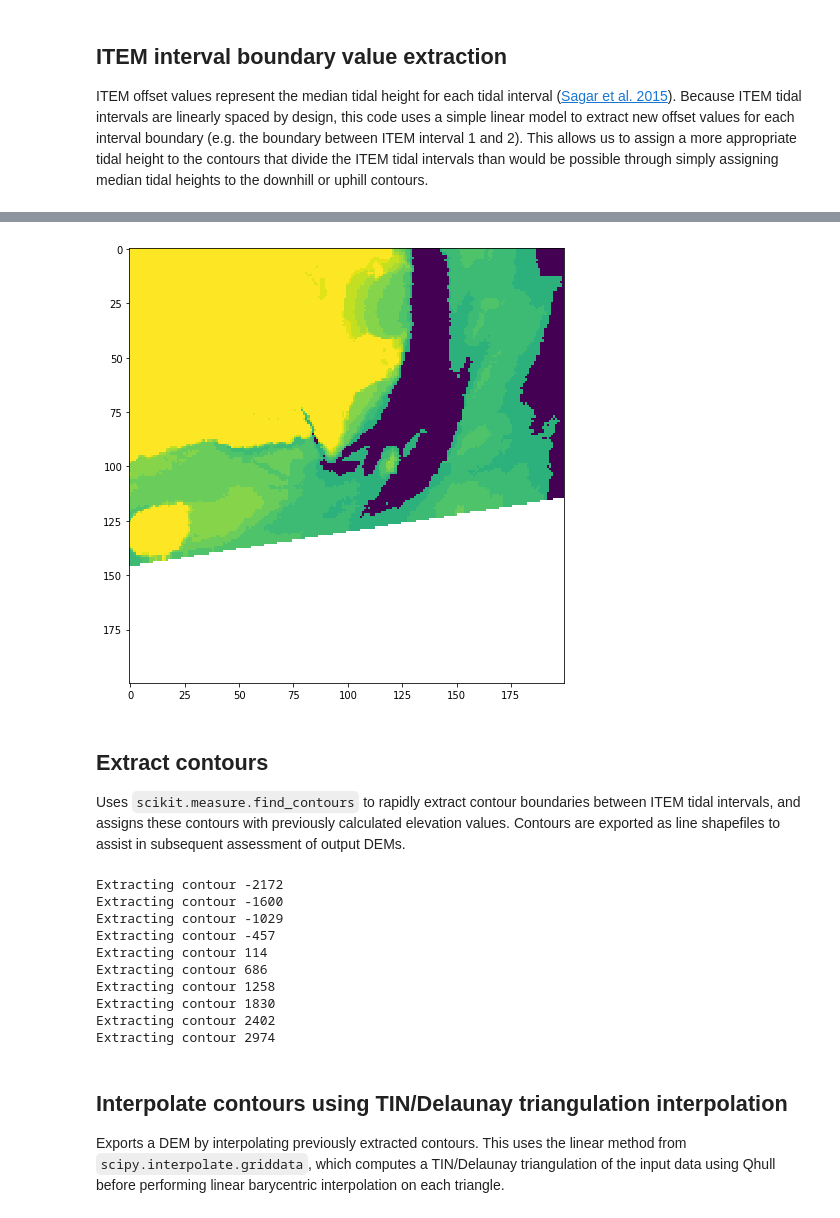
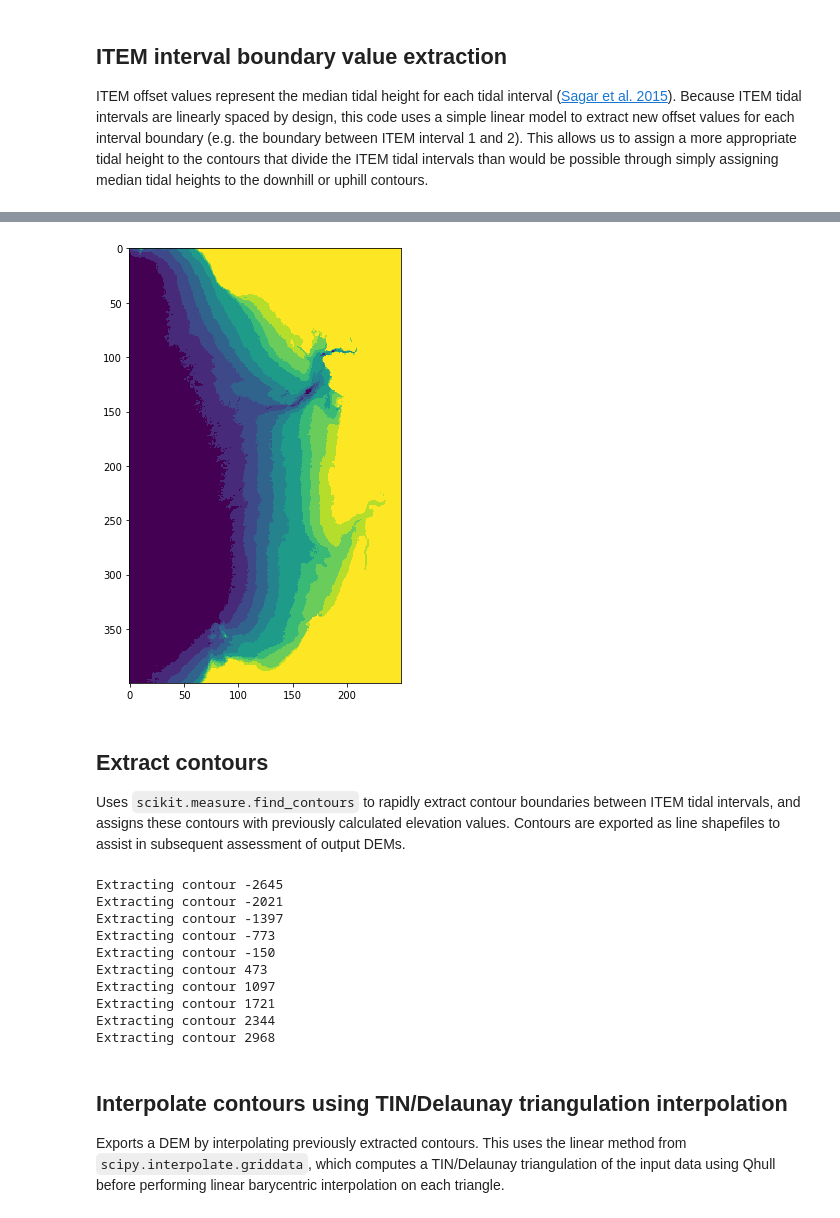
Before and after one commit to robbibt/nidem_visualisations, a Jupyter notebook: IntertidalDEM.ipynb, the cells around one changed output, grey strips where cells are left out. Saved outputs shown, nothing was run; the diff lists cells and outputs as text; code cells hidden in the pictures.

Commit message:
Use relative vs offset files, add lidar processing scripts

```diff
--- a/IntertidalDEM.ipynb
+++ b/IntertidalDEM.ipynb
@@ -71,13 +72,14 @@ os.chdir("/g/data/r78/rt1527/item_dem")
 
 # Path to ITEM offset product
 item_offset_path = "/g/data2/v10/ITEM/offset_products"
+item_relative_path = "/g/data2/v10/ITEM/rel_products"
 
 # Set ITEM polygon for analysis
-polygon_ID = 143
+polygon_ID = 252
 
 # Zoom-in for plots (has no effect on analysis but allows you to plot a zoomed-in subset)
-# plotting_subset = np.index_exp[:, :]
-plotting_subset = np.index_exp[1750: 1950, 930:1130]
+plotting_subset = np.index_exp[:, :]
+plotting_subset = np.index_exp[2000: 2400, 1500:1750]
 
 # Print run details
 print("Processing polygon {0} from {1}".format(polygon_ID, item_offset_path))
@@ -121,33 +139,33 @@ Imports ITEM OFFSET raster for given polygon, and prepares by removing nodata an
 # %%
 # Import raster and extract shape, projection info and geotransform data
-filename = glob.glob("{0}/ITEM_OFFSET_{1}_*.tif".format(item_offset_path, polygon_ID))[0]
-src_ds = gdal.Open(filename)
-srcarray = src_ds.GetRasterBand(1).ReadAsArray()
-yrows, xcols = srcarray.shape
-prj = src_ds.GetProjection()
-geotrans = src_ds.GetGeoTransform()
+item_filename = glob.glob("{}/ITEM_REL_{}_*.tif".format(item_relative_path, polygon_ID))[0]
+item_ds = gdal.Open(item_filename)
+item_array = item_ds.GetRasterBand(1).ReadAsArray()
+yrows, xcols = item_array.shape
+prj = item_ds.GetProjection()
+geotrans = item_ds.GetGeoTransform()
 upleft_x, x_size, x_rotation, upleft_y, y_rotation, y_size = geotrans
 
-# Copy original data so array can be modified
-item_array = np.copy(srcarray)
+# Temporarily assign nodata -6666 values to new class 10 prior to lookup classification
+item_array[item_array == -6666] = 10
 
-# Set nodata to NaN, and force 0 values to a low negative  (-9999) to allow correct
-# contour extraction (i.e. make "0" data sit beneath the lowest ITEM tidal stage)
-item_array[item_array == -6666] = np.nan
-item_array[item_array == 0] = -9999
+# Create lookup index array, and index by ITEM relative layer to classify into offset values
+# (this method should be resilient to ITEM layers with fewer than 9 classes)
+test_lut = np.array([interval_zero] + interval_offsets + [np.nan])
+offset_array = test_lut[item_array]
 
 # Dilate data area of array by two pixels to eliminate NA contours on tile edges
 # (this only affects pixels directly on the boundary of two polygon arrays)
-dilated_array = nd.morphology.binary_dilation(~np.isnan(item_array),  iterations=2)
-item_array = fill(item_array)
-item_array[~dilated_array] = np.nan
+dilated_array = nd.morphology.binary_dilation(~np.isnan(offset_array),  iterations=2)
+offset_array = fill(offset_array)
+offset_array[~dilated_array] = np.nan
 
 # Plot original data
 plt.figure(figsize = (8, 8))
-plt.imshow(item_array[plotting_subset])
+plt.imshow(offset_array[plotting_subset])
 plt.show()
 # %% [output]
-[figure, old version]
+[figure, new version]
 # %% [markdown]
 ## Extract contours
 Uses `scikit.measure.find_contours` to rapidly extract contour boundaries between ITEM tidal intervals, and assigns these contours with previously calculated elevation values. Contours are exported as line shapefiles to assist in subsequent assessment of output DEMs.
@@ -159,7 +177,7 @@ try:
     for contour_offset in contour_offsets:
 
         # Extract contours from array
-        contours = measure.find_contours(item_array, contour_offset)
+        contours = measure.find_contours(offset_array, contour_offset)
         print("Extracting contour {}".format(contour_offset))
 
         # Iterate through each contour feature, remove NAs and fix coordinates
@@ -206,20 +224,20 @@ with fiona.open("output_data/ITEM_DEM_{}_lines.shp".format(polygon_ID), "w",
 
 # Chain and concatenate all arrays nested within array lists (i.e. individual collections of same
 # elevation contours) and dictionary entries (i.e. collections of all same-elevation contours)
-alldata = np.concatenate(list(itertools.chain.from_iterable(contour_dict.values())))
-points = alldata[:,0:2]
-values = alldata[:,2]
+all_contours = np.concatenate(list(itertools.chain.from_iterable(contour_dict.values())))
+points = all_contours[:,0:2]
+values = all_contours[:,2]
 # %% [output]
-Extracting contour -2172
-Extracting contour -1600
-Extracting contour -1029
-Extracting contour -457
-Extracting contour 114
-Extracting contour 686
-Extracting contour 1258
-Extracting contour 1830
-Extracting contour 2402
-Extracting contour 2974
+Extracting contour -2645
+Extracting contour -2021
+Extracting contour -1397
+Extracting contour -773
+Extracting contour -150
+Extracting contour 473
+Extracting contour 1097
+Extracting contour 1721
+Extracting contour 2344
+Extracting contour 2968
 # %% [markdown]
 ## Interpolate contours using TIN/Delaunay triangulation interpolation
 Exports a DEM by interpolating previously extracted contours. This uses the linear method from `scipy.interpolate.griddata`, which computes a TIN/Delaunay triangulation of the input data using Qhull before performing linear barycentric interpolation on each triangle.
```
Also changed, not shown: parts of 25 cells of this notebook, 3 other files.
